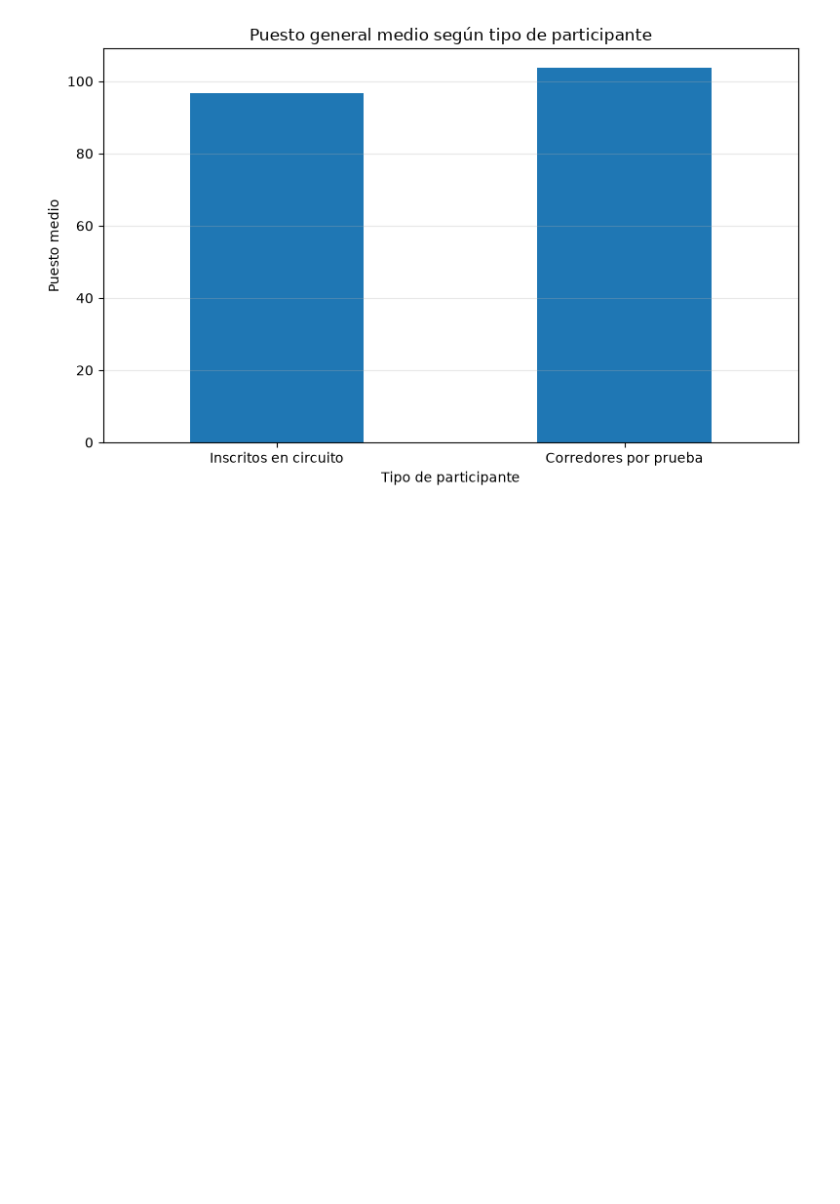
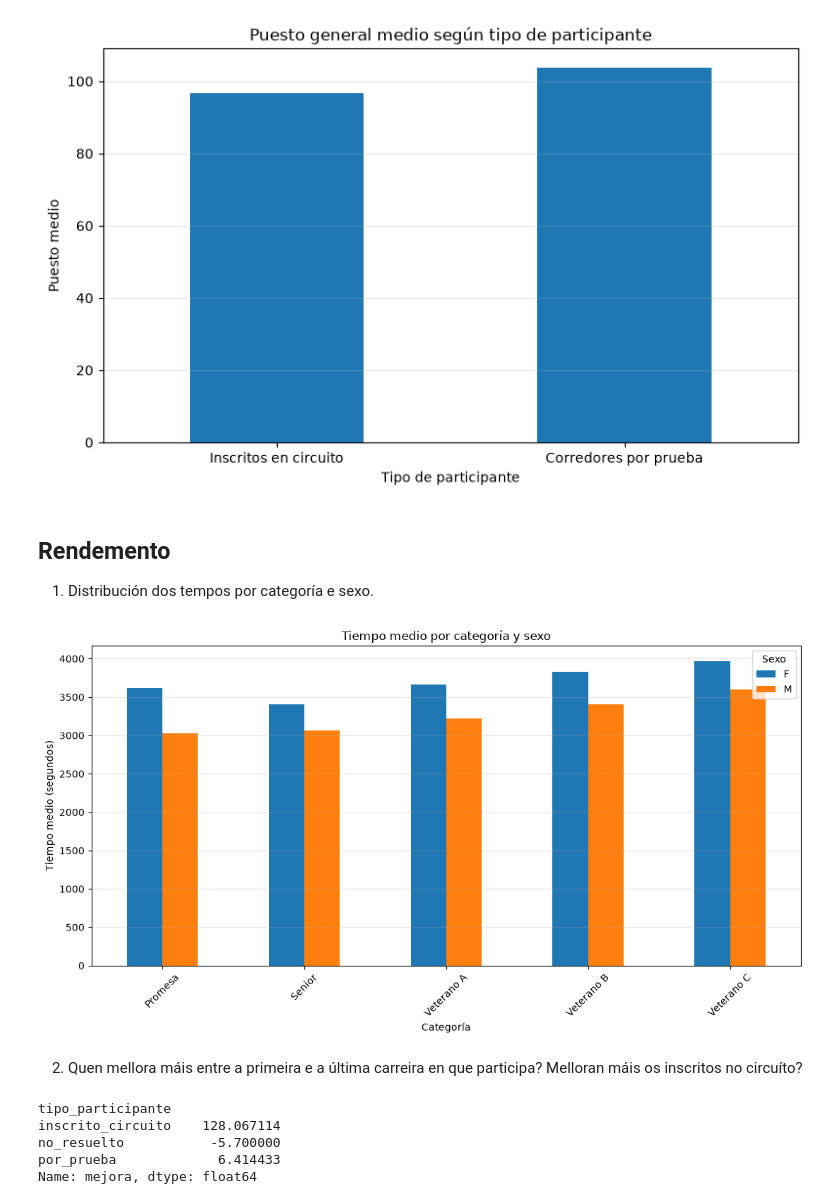
Before and after one commit to davidfernandowirtz/p2-coruna-corre, a Jupyter notebook: notebooks/04_analisis_base.ipynb, the cells around one changed output. Saved outputs shown, nothing was run; the diff lists cells and outputs as text; code cells hidden in the pictures; blank space fills up the shorter version.

Commit message:
Analisis de rendemento

```diff
--- a/notebooks/04_analisis_base.ipynb
+++ b/notebooks/04_analisis_base.ipynb
@@ -358,3 +358,59 @@ plt.tight_layout()
 plt.show()
 # %% [output]
 [figure]
+# %% [markdown]
+## Rendemento
+
+1. Distribución dos tempos por categoría e sexo.
+# %%
+tiempos_medios = participacions.groupby(
+    ["categoria", "sexo"]
+)["tiempo_s"].mean().unstack()
+
+fig, ax = plt.subplots(figsize=(11, 6))
+
+tiempos_medios.plot(kind="bar", ax=ax)
+
+ax.set_title("Tiempo medio por categoría y sexo")
+ax.set_xlabel("Categoría")
+ax.set_ylabel("Tiempo medio (segundos)")
+ax.legend(title="Sexo")
+ax.tick_params(axis="x", rotation=45)
+ax.grid(axis="y", alpha=0.3)
+
+plt.tight_layout()
+plt.show()
+# %% [output]
+[figure, added]
+# %% [markdown]
+2. Quen mellora máis entre a primeira e a última carreira en que participa? Melloran máis os inscritos no circuíto?
+# %%
+participacions_ordenadas = participacions.sort_values("orden")
+
+# Cogemos la primera y ultima participacion de cada persona ya que lo ordenamos por orden
+primera = participacions_ordenadas.groupby("persona_id").first()
+ultima = participacions_ordenadas.groupby("persona_id").last()
+
+mejoras = pd.DataFrame({
+    "tipo_participante": primera["tipo_participante"],
+    "tiempo_primera": primera["tiempo_s"],
+    "tiempo_ultima": ultima["tiempo_s"]
+})
+
+# Calculamos la mejora de cada persona
+mejoras["mejora"] = (
+    mejoras["tiempo_primera"] - mejoras["tiempo_ultima"]
+)
+
+# hacemos la media segun tipo de categoria
+mejora_tipo = mejoras.groupby(
+    "tipo_participante"
+)["mejora"].mean()
+
+print(mejora_tipo)
+# %% [output]
+tipo_participante
+inscrito_circuito    128.067114
+no_resuelto           -5.700000
+por_prueba             6.414433
+Name: mejora, dtype: float64
```
Also changed, not shown: parts of 1 cell of this notebook.
